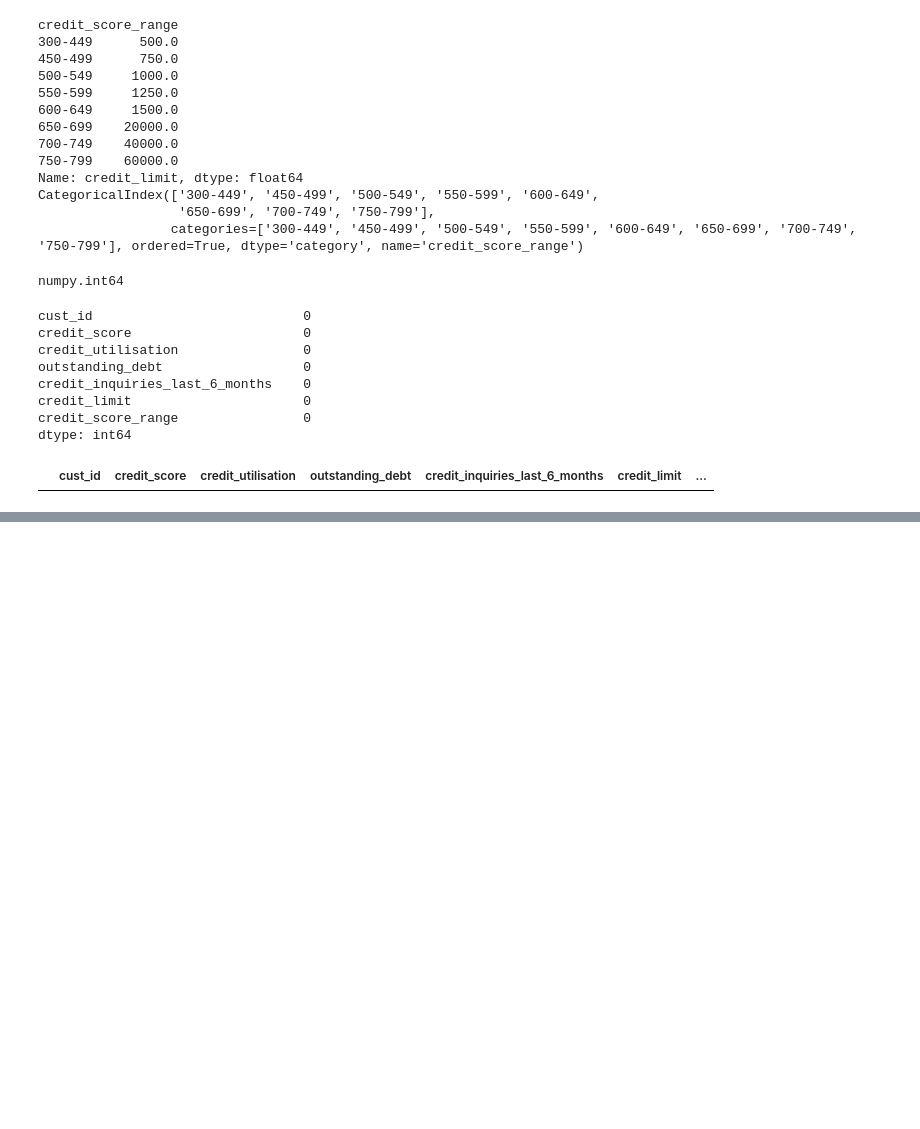
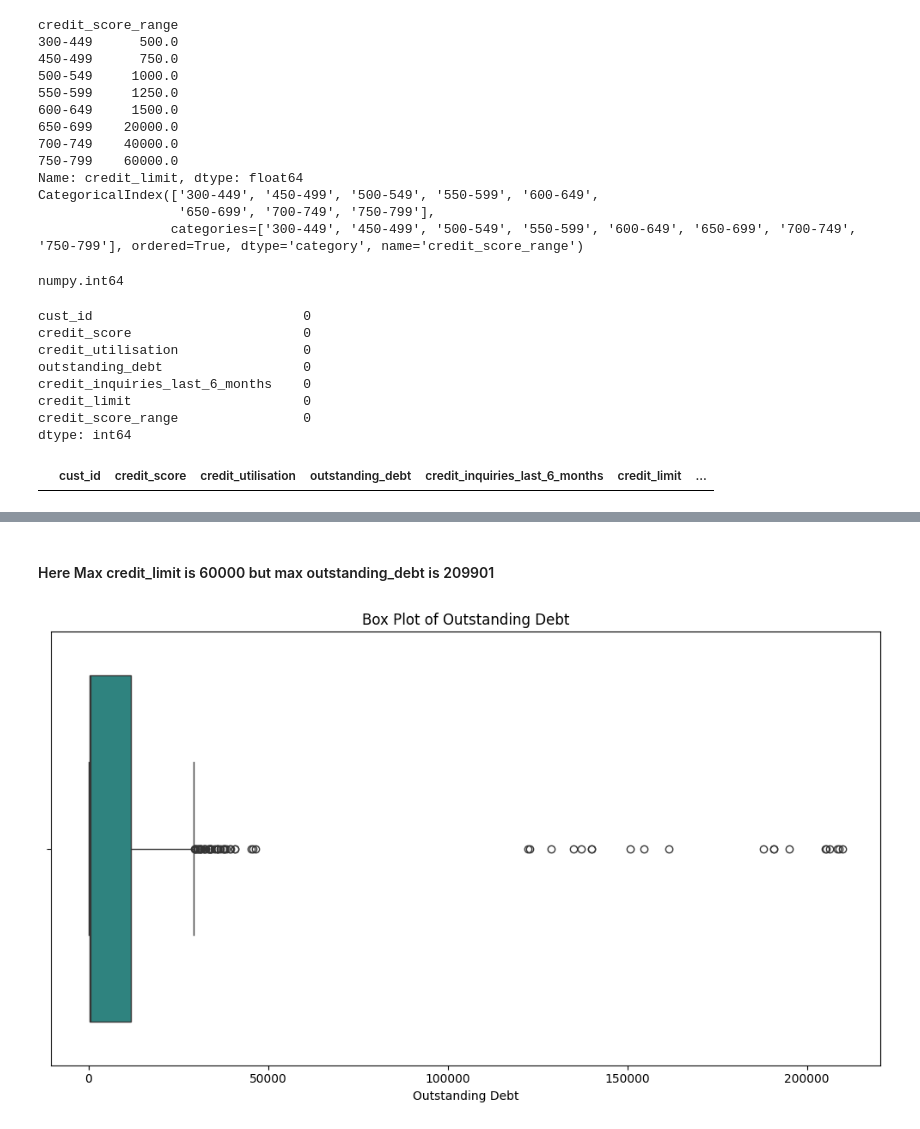
Before and after one commit to ashishjadhav123/Math-and-Statistics-DS, a Jupyter notebook: Project/Phase 1 - Find Target Market/Phase1_AtliQo_Bank.ipynb, the cells around one changed output, grey strips where cells are left out. Saved outputs shown, nothing was run; the diff lists cells and outputs as text; code cells hidden in the pictures; blank space fills up the shorter version.

Commit message:
Data Cleaning: Credit Score Table - Part 2 15-07-2025

```diff
--- a/Project/Phase 1 - Find Target Market/Phase1_AtliQo_Bank.ipynb
+++ b/Project/Phase 1 - Find Target Market/Phase1_AtliQo_Bank.ipynb
@@ -605,0 +620,11 @@ df_credit_profile[df_credit_profile['credit_limit'].isnull()]
+# %% [markdown]
+<h4> Here Max credit_limit is 60000 but max outstanding_debt is 209901 </h4>
+# %%
+plt.figure(figsize=(10, 6))
+sns.boxplot(x=df_credit_profile['outstanding_debt'], palette='viridis')
+plt.title('Box Plot of Outstanding Debt')
+plt.xlabel('Outstanding Debt')
+plt.tight_layout()
+plt.show()
+# %% [output]
+[figure, added]
```
Also changed, not shown: parts of 7 cells of this notebook.
